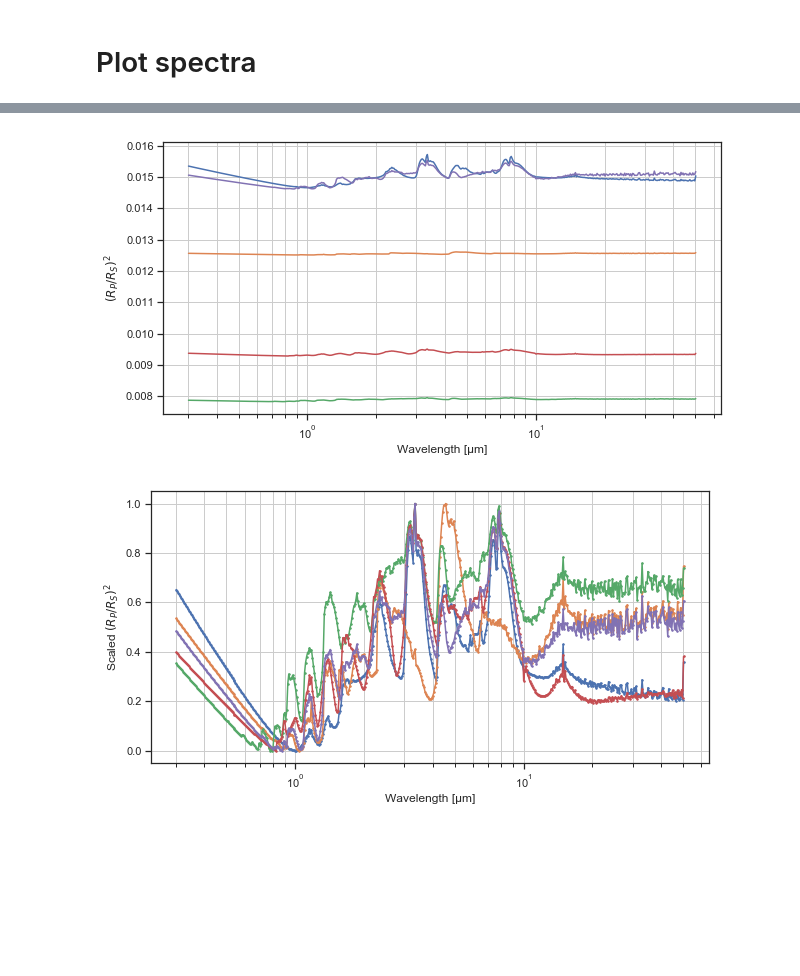
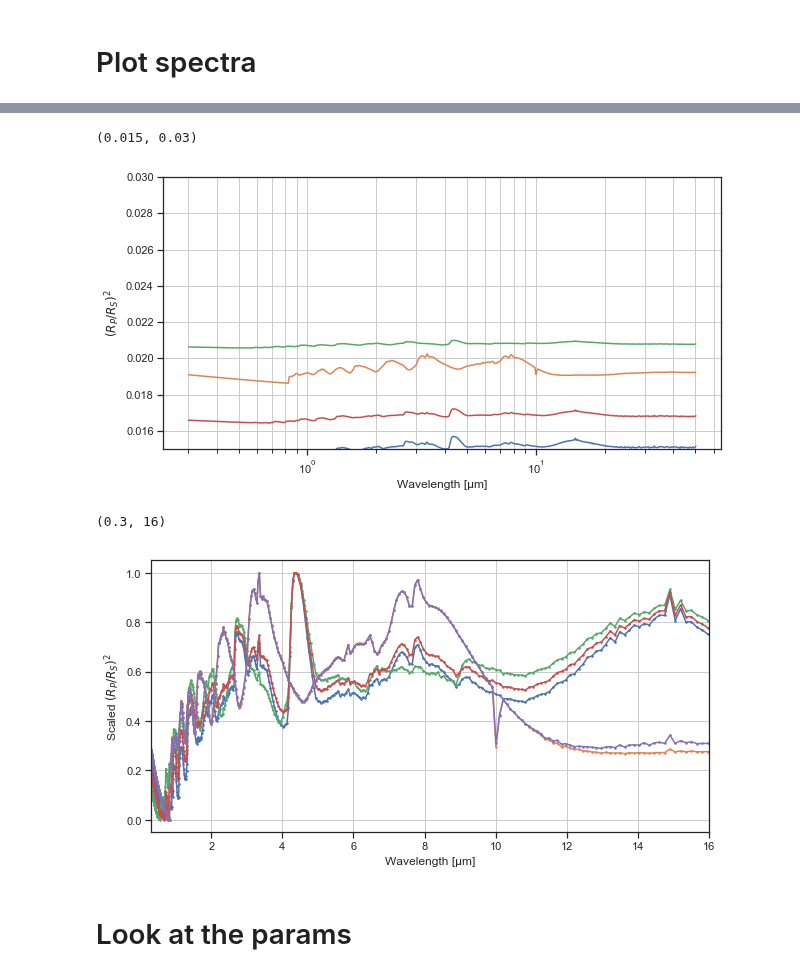
Before and after one commit to deKeijzer/SRON-DCGAN, a Jupyter notebook: notebooks/EDA first 25 percent.ipynb, the cells around one changed output, grey strips where cells are left out. Cells and saved outputs as stored; diff of their text form; code cells hidden in the pictures; blank space fills up the shorter version.

```diff
--- a/notebooks/EDA first 25 percent.ipynb
+++ b/notebooks/EDA first 25 percent.ipynb
@@ -19,6 +19,6 @@ sns.set(style='ticks')
 # %%
 %%time
 path = '/datb/16011015/ExoGAN_data/selection//'
-data = np.load(path+'chunck_25percent_first_50chunks.npy')
+data = np.load(path+'first_chunks_25_percent.npy')
 np.random.shuffle(data) # shuffle the array, make sure the distribution is random (by index atleast)
 # %% [output]
@@ -93,26 +93,30 @@ plt.grid(True, which="both", ls='-')
 
 
 plt.xscale('log')
+
+plt.ylim((0.015,0.03))
 # %% [output]
+(0.015, 0.03)
-[figure, old version]
+[figure, new version]
 # %%
 plt.figure(figsize=(10,5))
 
 for i in range(n):
     y = df[i].values.reshape(-1,1)
     scaler = MinMaxScaler(feature_range=(0,1)).fit(y)
     y = scaler.transform(y)
 
     plt.plot(df.x, y, '.-', ms=3)
 
 plt.xlabel(r'Wavelength [µm]')
 plt.ylabel(r'Scaled $(R_P / R_S)^2$')
 
 plt.grid(True, which="both", ls='-')
 
 
-plt.xscale('log')
+#plt.xscale('log')
 
-#plt.xlim((0.3,1))
+plt.xlim((0.3,16))
 # %% [output]
+(0.3, 16)
-[figure, old version]
+[figure, new version]
@@ -121,3 +123,5 @@ plt.xscale('log')
+# %% [markdown]
+# Look at the params
 # %%
 params = [pd.DataFrame(data[i]['param'], index=[0]) for i in tqdm(range(len(data)))]
 # %%
```
Also changed, not shown: parts of 10 cells of this notebook, 8 other files.
